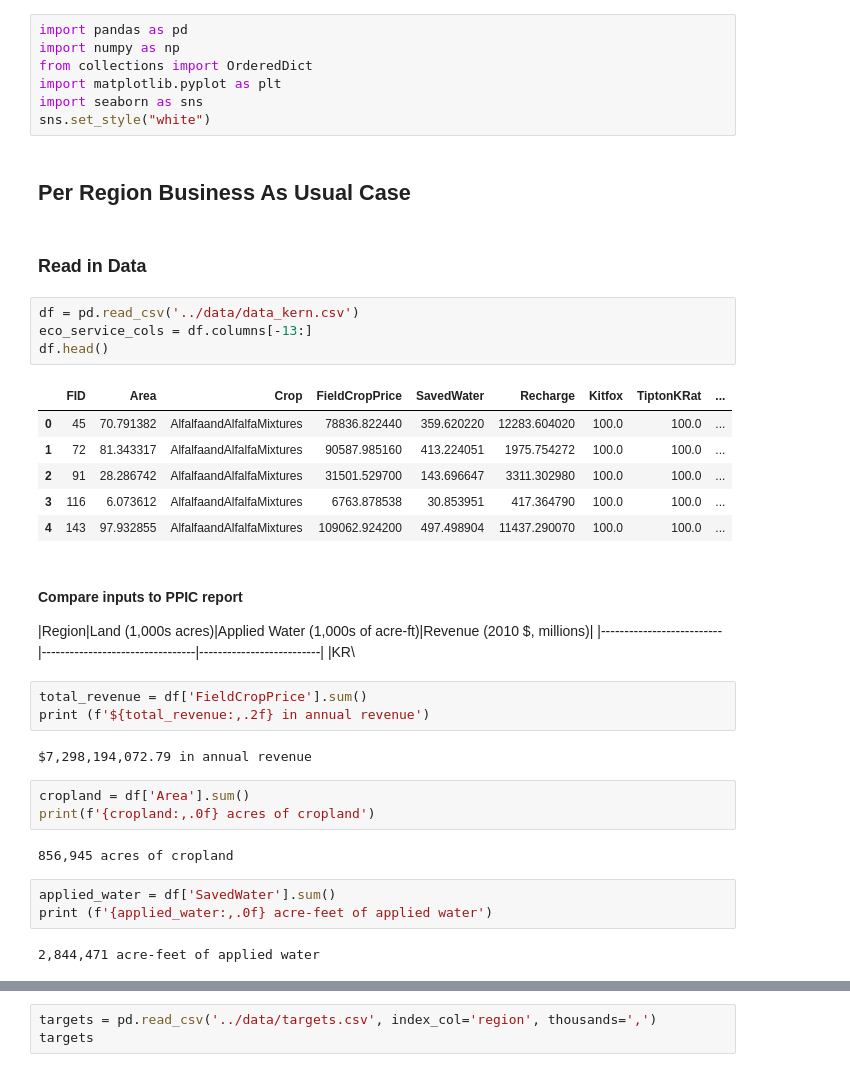
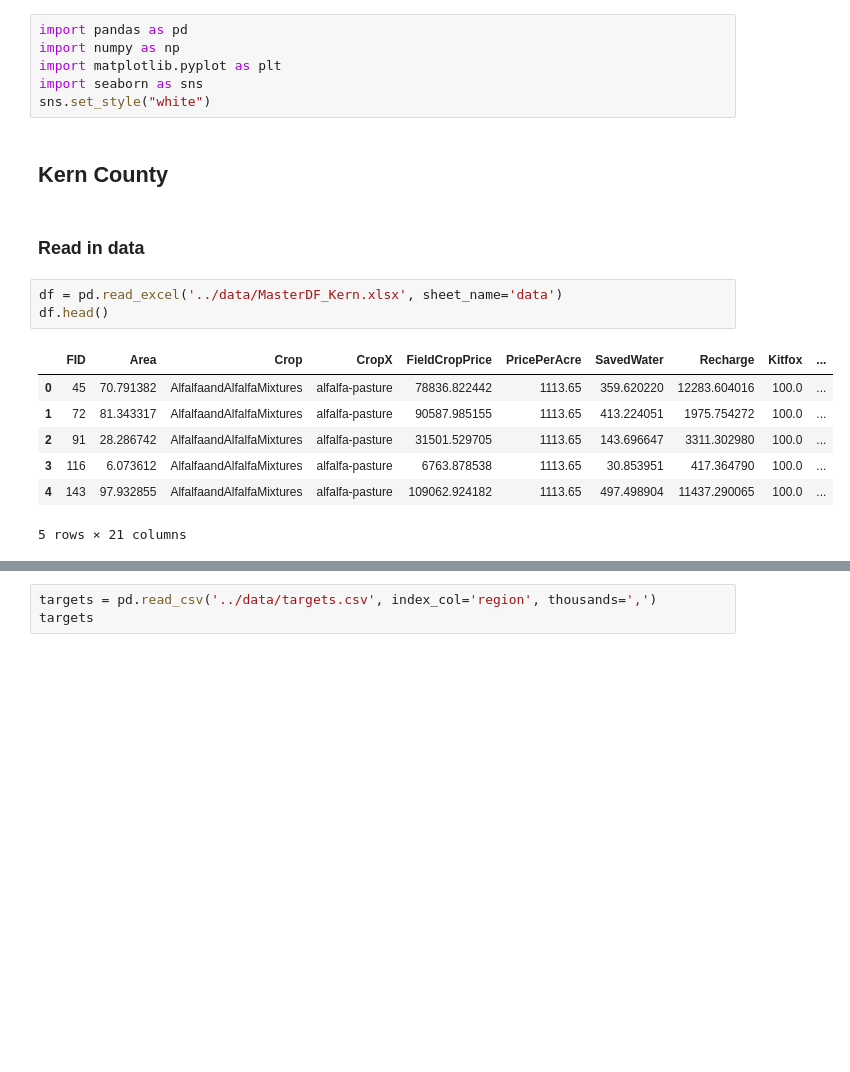
Before and after one commit to eanderson-ei/cv-mbom, a Jupyter notebook: notebooks/greedy-optimization.ipynb, the cells around one changed output, grey strips where cells are left out. Drawn from its saved outputs; the diff is of its cells as text; blank space fills up the shorter version.

```diff
--- a/notebooks/greedy-optimization.ipynb
+++ b/notebooks/greedy-optimization.ipynb
@@ -1,42 +1,21 @@
 # %%
 import pandas as pd
 import numpy as np
-from collections import OrderedDict
 import matplotlib.pyplot as plt
 import seaborn as sns
 sns.set_style("white")
-# %% [markdown]
-## Per Region Business As Usual Case
+# %% [markdown]
+## Kern County
 # %% [markdown]
-### Read in Data
+### Read in data
 # %%
-df = pd.read_csv('../data/data_kern.csv')
-eco_service_cols = df.columns[-13:]
+df = pd.read_excel('../data/MasterDF_Kern.xlsx', sheet_name='data')
 df.head()
 # %% [output]
-|  | FID | Area | Crop | FieldCropPrice | SavedWater | Recharge | Kitfox | TiptonKRat | ... |
-| 0 | 45 | 70.791382 | AlfalfaandAlfalfaMixtures | 78836.822440 | 359.620220 | 12283.604020 | 100.0 | 100.0 | ... |
-| 1 | 72 | 81.343317 | AlfalfaandAlfalfaMixtures | 90587.985160 | 413.224051 | 1975.754272 | 100.0 | 100.0 | ... |
-| 2 | 91 | 28.286742 | AlfalfaandAlfalfaMixtures | 31501.529700 | 143.696647 | 3311.302980 | 100.0 | 100.0 | ... |
-| 3 | 116 | 6.073612 | AlfalfaandAlfalfaMixtures | 6763.878538 | 30.853951 | 417.364790 | 100.0 | 100.0 | ... |
-| 4 | 143 | 97.932855 | AlfalfaandAlfalfaMixtures | 109062.924200 | 497.498904 | 11437.290070 | 100.0 | 100.0 | ... |
+|  | FID | Area | Crop | CropX | FieldCropPrice | PricePerAcre | SavedWater | Recharge | Kitfox | ... |
+| 0 | 45 | 70.791382 | AlfalfaandAlfalfaMixtures | alfalfa-pasture | 78836.822442 | 1113.65 | 359.620220 | 12283.604016 | 100.0 | ... |
+| 1 | 72 | 81.343317 | AlfalfaandAlfalfaMixtures | alfalfa-pasture | 90587.985155 | 1113.65 | 413.224051 | 1975.754272 | 100.0 | ... |
+| 2 | 91 | 28.286742 | AlfalfaandAlfalfaMixtures | alfalfa-pasture | 31501.529705 | 1113.65 | 143.696647 | 3311.302980 | 100.0 | ... |
+| 3 | 116 | 6.073612 | AlfalfaandAlfalfaMixtures | alfalfa-pasture | 6763.878538 | 1113.65 | 30.853951 | 417.364790 | 100.0 | ... |
+| 4 | 143 | 97.932855 | AlfalfaandAlfalfaMixtures | alfalfa-pasture | 109062.924182 | 1113.65 | 497.498904 | 11437.290065 | 100.0 | ... |
+5 rows × 21 columns
-# %% [markdown]
-#### Compare inputs to PPIC report
-|Region|Land (1,000s acres)|Applied Water (1,000s of acre-ft)|Revenue (2010 $, millions)|
-|--------------------------|---------------------------------|--------------------------|
-|KR\
-# %%
-total_revenue = df['FieldCropPrice'].sum()
-print (f'${total_revenue:,.2f} in annual revenue')
-# %% [output]
-$7,298,194,072.79 in annual revenue
-# %%
-cropland = df['Area'].sum()
-print(f'{cropland:,.0f} acres of cropland')
-# %% [output]
-856,945 acres of cropland
-# %%
-applied_water = df['SavedWater'].sum()
-print (f'{applied_water:,.0f} acre-feet of applied water')
-# %% [output]
-2,844,471 acre-feet of applied water
```
Also changed, not shown: parts of 28 cells of this notebook, 4 other files.
